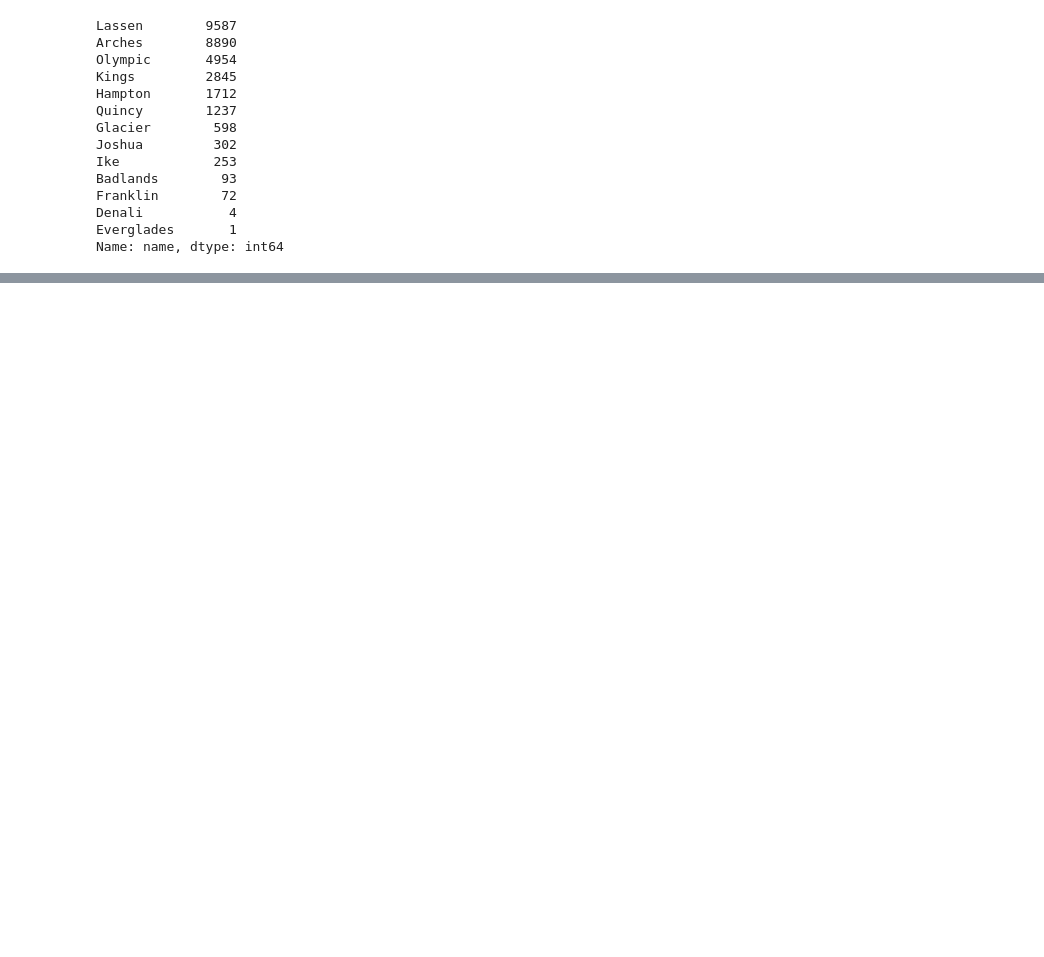
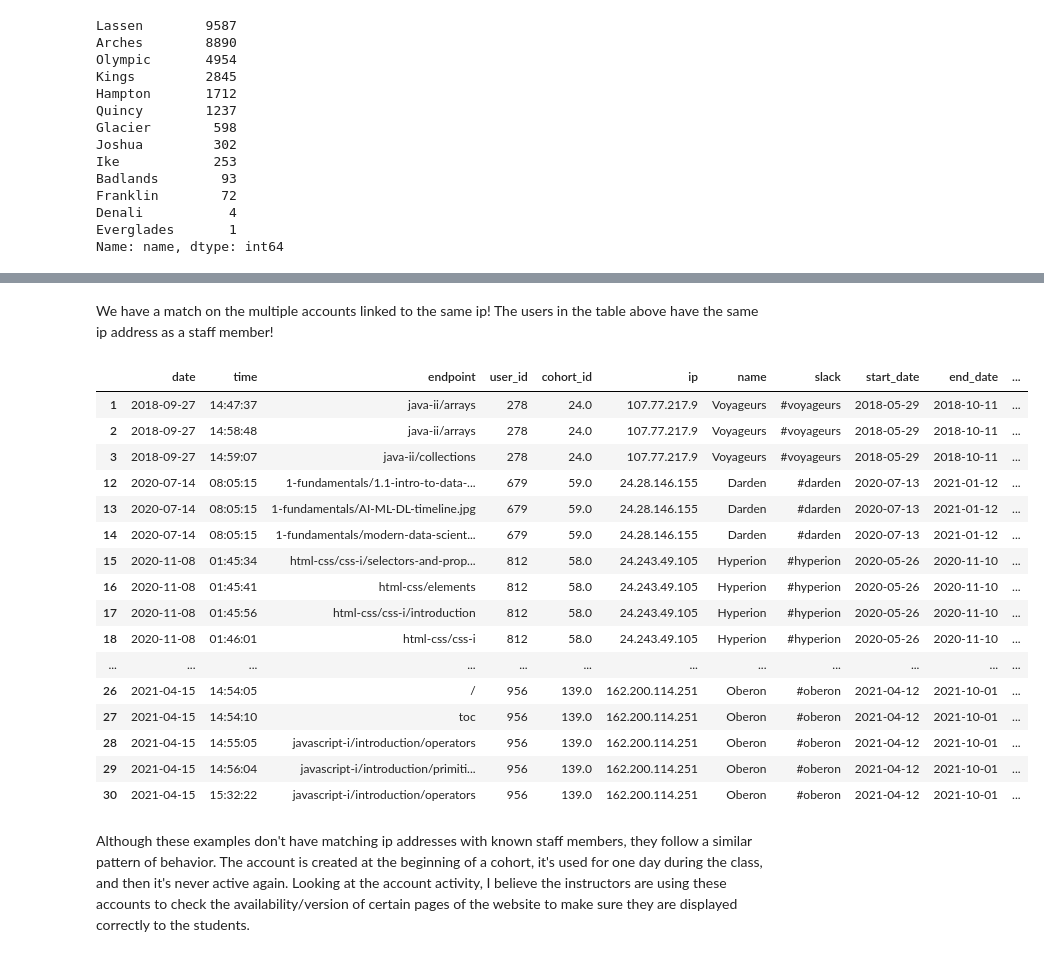
Before and after one commit to Adam-Krull/codeup-logs-anomaly-detection, a Jupyter notebook: anomaly-detection-project.ipynb, the cells around one changed output, grey strips where cells are left out. Drawn from its saved outputs; the diff is of its cells as text; code cells hidden in the pictures; blank space fills up the shorter version.

```diff
--- a/anomaly-detection-project.ipynb
+++ b/anomaly-detection-project.ipynb
@@ -495,0 +815,24 @@ cohort_comparer(df_ds)
+# %% [markdown]
+We have a match on the multiple accounts linked to the same ip! The users in the table above have the same ip address as a staff member!
+# %%
+inactive_users[~inactive_users['ip'].isin(df[df['name'] == 'Staff']['ip'])]
+# %% [output]
+|  | date | time | endpoint | user_id | cohort_id | ip | name | slack | start_date | end_date | ... |
+| 1 | 2018-09-27 | 14:47:37 | java-ii/arrays | 278 | 24.0 | 107.77.217.9 | Voyageurs | #voyageurs | 2018-05-29 | 2018-10-11 | ... |
+| 2 | 2018-09-27 | 14:58:48 | java-ii/arrays | 278 | 24.0 | 107.77.217.9 | Voyageurs | #voyageurs | 2018-05-29 | 2018-10-11 | ... |
+| 3 | 2018-09-27 | 14:59:07 | java-ii/collections | 278 | 24.0 | 107.77.217.9 | Voyageurs | #voyageurs | 2018-05-29 | 2018-10-11 | ... |
+| 12 | 2020-07-14 | 08:05:15 | 1-fundamentals/1.1-intro-to-data-... | 679 | 59.0 | 24.28.146.155 | Darden | #darden | 2020-07-13 | 2021-01-12 | ... |
+| 13 | 2020-07-14 | 08:05:15 | 1-fundamentals/AI-ML-DL-timeline.jpg | 679 | 59.0 | 24.28.146.155 | Darden | #darden | 2020-07-13 | 2021-01-12 | ... |
+| 14 | 2020-07-14 | 08:05:15 | 1-fundamentals/modern-data-scient... | 679 | 59.0 | 24.28.146.155 | Darden | #darden | 2020-07-13 | 2021-01-12 | ... |
+| 15 | 2020-11-08 | 01:45:34 | html-css/css-i/selectors-and-prop... | 812 | 58.0 | 24.243.49.105 | Hyperion | #hyperion | 2020-05-26 | 2020-11-10 | ... |
+| 16 | 2020-11-08 | 01:45:41 | html-css/elements | 812 | 58.0 | 24.243.49.105 | Hyperion | #hyperion | 2020-05-26 | 2020-11-10 | ... |
+| 17 | 2020-11-08 | 01:45:56 | html-css/css-i/introduction | 812 | 58.0 | 24.243.49.105 | Hyperion | #hyperion | 2020-05-26 | 2020-11-10 | ... |
+| 18 | 2020-11-08 | 01:46:01 | html-css/css-i | 812 | 58.0 | 24.243.49.105 | Hyperion | #hyperion | 2020-05-26 | 2020-11-10 | ... |
+| ... | ... | ... | ... | ... | ... | ... | ... | ... | ... | ... | ... |
+| 26 | 2021-04-15 | 14:54:05 | / | 956 | 139.0 | 162.200.114.251 | Oberon | #oberon | 2021-04-12 | 2021-10-01 | ... |
+| 27 | 2021-04-15 | 14:54:10 | toc | 956 | 139.0 | 162.200.114.251 | Oberon | #oberon | 2021-04-12 | 2021-10-01 | ... |
+| 28 | 2021-04-15 | 14:55:05 | javascript-i/introduction/operators | 956 | 139.0 | 162.200.114.251 | Oberon | #oberon | 2021-04-12 | 2021-10-01 | ... |
+| 29 | 2021-04-15 | 14:56:04 | javascript-i/introduction/primiti... | 956 | 139.0 | 162.200.114.251 | Oberon | #oberon | 2021-04-12 | 2021-10-01 | ... |
+| 30 | 2021-04-15 | 15:32:22 | javascript-i/introduction/operators | 956 | 139.0 | 162.200.114.251 | Oberon | #oberon | 2021-04-12 | 2021-10-01 | ... |
+# %% [markdown]
+Although these examples don't have matching ip addresses with known staff members, they follow a similar pattern of behavior. The account is created at the beginning of a cohort, it's used for one day during the class, and then it's never active again. Looking at the account activity, I believe the instructors are using these accounts to check the availability/version of certain pages of the website to make sure they are displayed correctly to the students.
```
Also changed, not shown: parts of 47 cells of this notebook.
